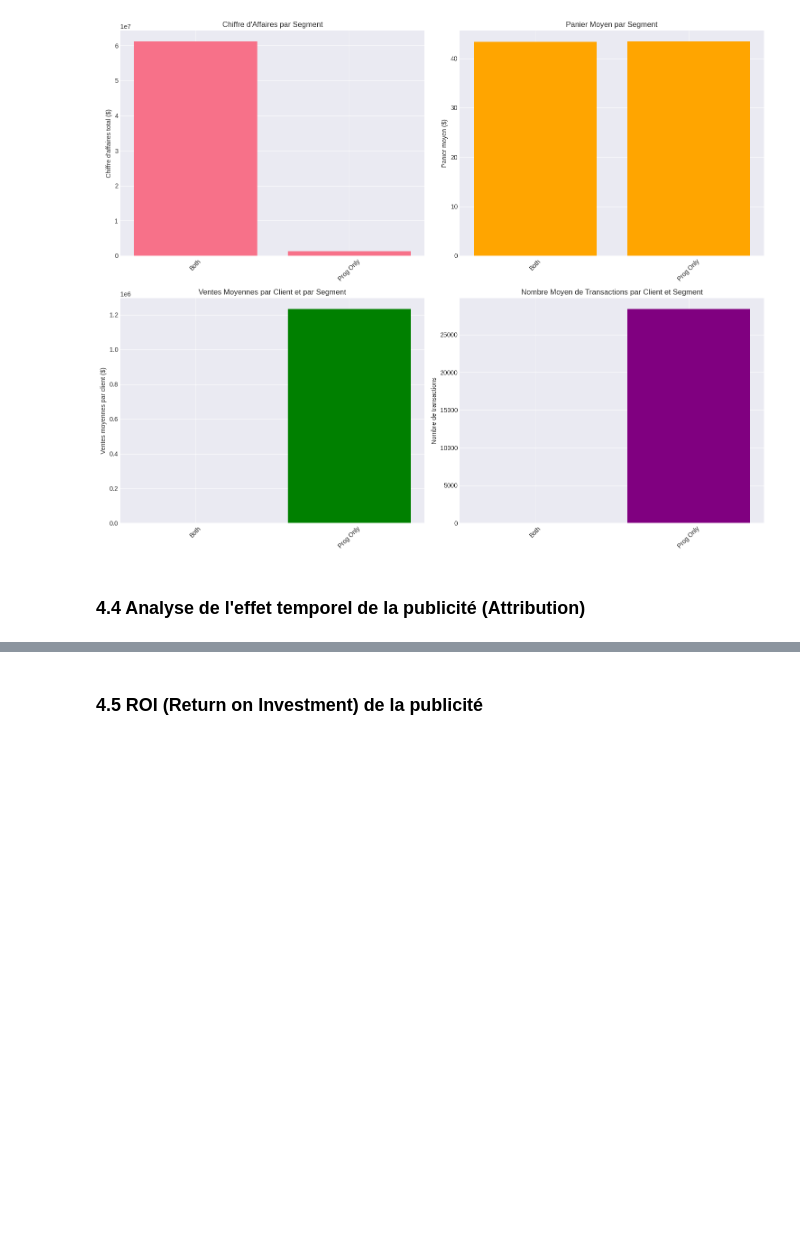
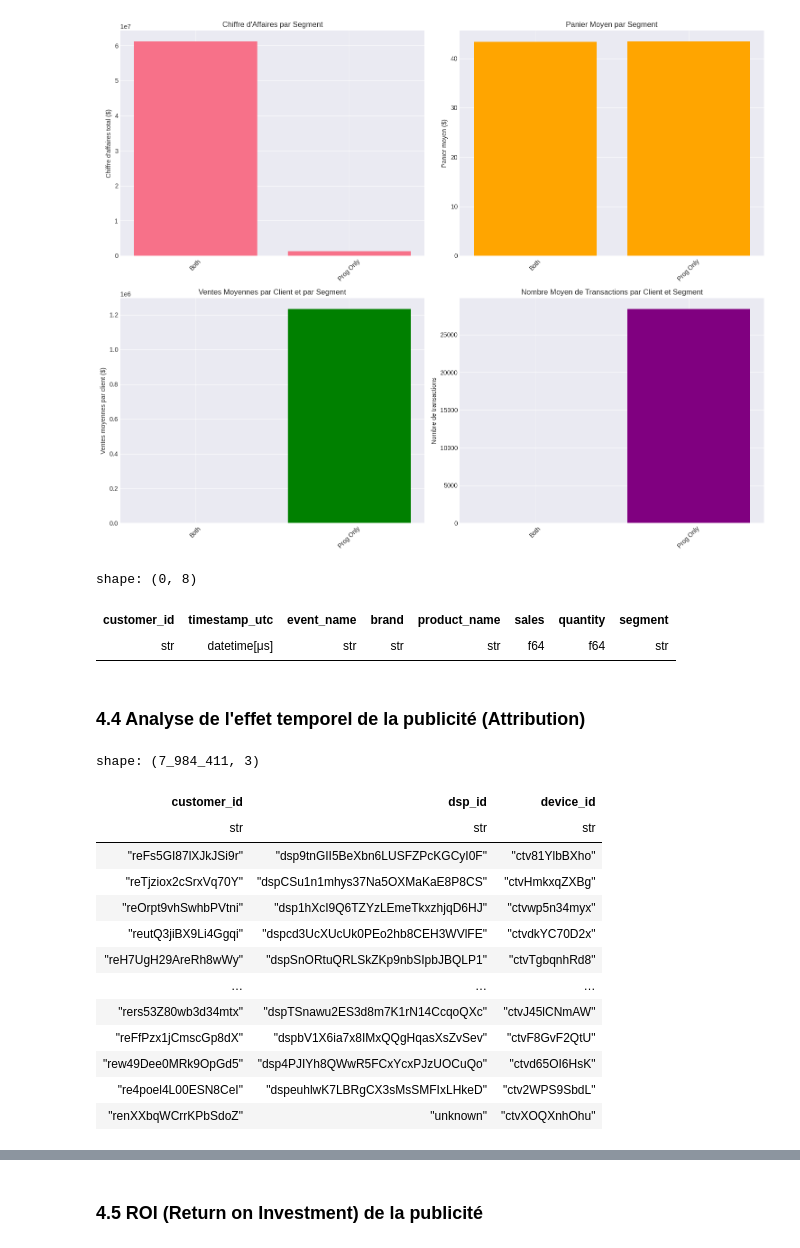
Before and after one commit to NathanDuboisset/data_challenge_mie, a Jupyter notebook: data_analysis.ipynb, the cells around one changed output, grey strips where cells are left out. Saved outputs shown, nothing was run; the diff lists cells and outputs as text; code cells hidden in the pictures; blank space fills up the shorter version.

```diff
--- a/data_analysis.ipynb
+++ b/data_analysis.ipynb
@@ -873,5 +870,28 @@ segment
 Both                       121.89                           2.81
 Prog Only              1234469.03                       28423.00
 [figure]
+# %%
+df_purchases.filter(pl.col("segment") == "TV Only")
+# %% [output]
+shape: (0, 8)
+| customer_id | timestamp_utc | event_name | brand | product_name | sales | quantity | segment |
+| str | datetime[μs] | str | str | str | f64 | f64 | str |
 # %% [markdown]
 ### 4.4 Analyse de l'effet temporel de la publicité (Attribution)
+# %%
+df_mapping
+# %% [output]
+shape: (7_984_411, 3)
+| customer_id | dsp_id | device_id |
+| str | str | str |
+| "reFs5GI87lXJkJSi9r" | "dsp9tnGII5BeXbn6LUSFZPcKGCyI0F" | "ctv81YlbBXho" |
+| "reTjziox2cSrxVq70Y" | "dspCSu1n1mhys37Na5OXMaKaE8P8CS" | "ctvHmkxqZXBg" |
+| "reOrpt9vhSwhbPVtni" | "dsp1hXcI9Q6TZYzLEmeTkxzhjqD6HJ" | "ctvwp5n34myx" |
+| "reutQ3jiBX9Li4Ggqi" | "dspcd3UcXUcUk0PEo2hb8CEH3WVlFE" | "ctvdkYC70D2x" |
+| "reH7UgH29AreRh8wWy" | "dspSnORtuQRLSkZKp9nbSIpbJBQLP1" | "ctvTgbqnhRd8" |
+| … | … | … |
+| "rers53Z80wb3d34mtx" | "dspTSnawu2ES3d8m7K1rN14CcqoQXc" | "ctvJ45lCNmAW" |
+| "reFfPzx1jCmscGp8dX" | "dspbV1X6ia7x8IMxQQgHqasXsZvSev" | "ctvF8GvF2QtU" |
+| "rew49Dee0MRk9OpGd5" | "dsp4PJIYh8QWwR5FCxYcxPJzUOCuQo" | "ctvd65OI6HsK" |
+| "re4poel4L00ESN8CeI" | "dspeuhlwK7LBRgCX3sMsSMFIxLHkeD" | "ctv2WPS9SbdL" |
+| "renXXbqWCrrKPbSdoZ" | "unknown" | "ctvXOQXnhOhu" |
```
Also changed, not shown: parts of 8 cells of this notebook.
